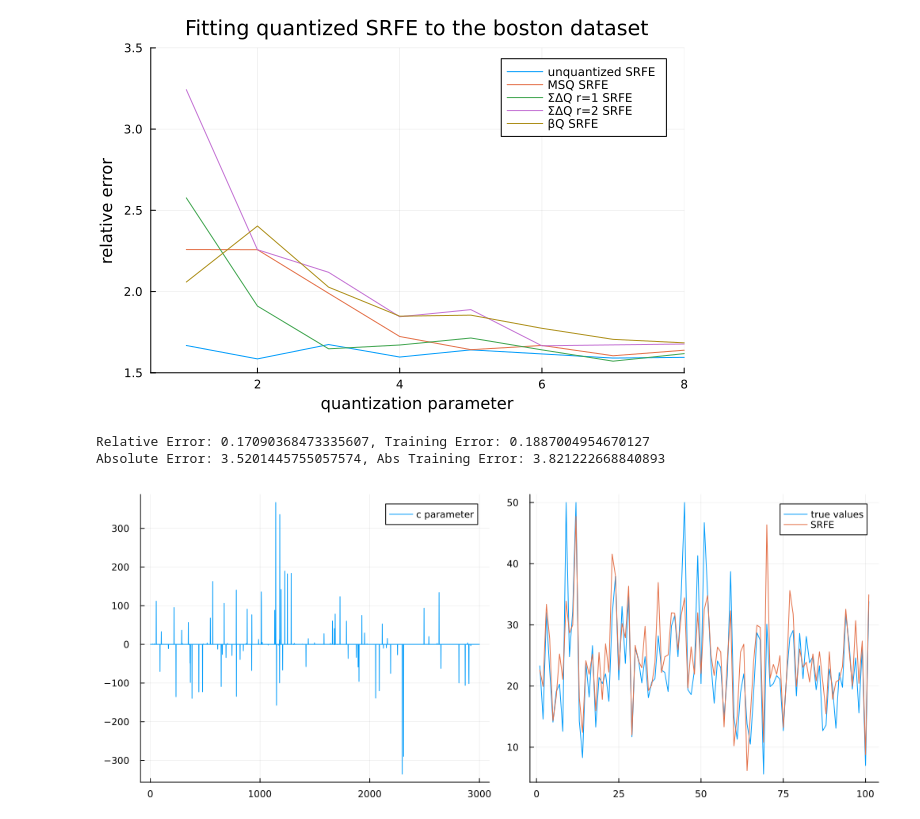
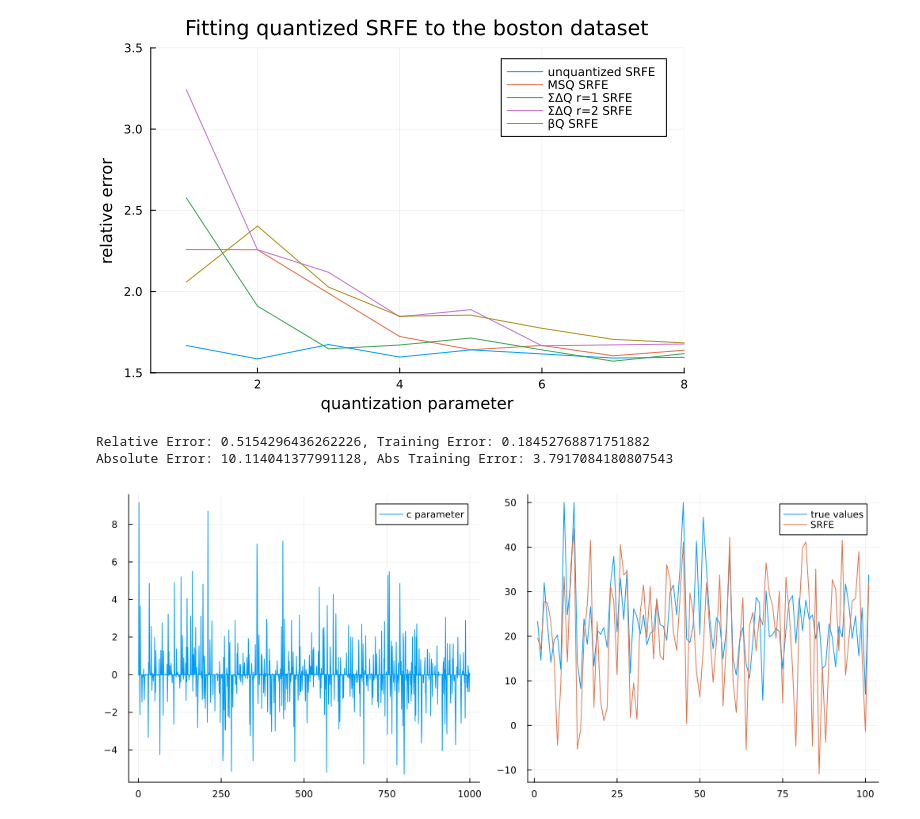
Before and after one commit to grsbe/qsrfe, a Jupyter notebook: modeltests.ipynb, the cells around one changed output. Drawn from its saved outputs; the diff is of its cells as text; code cells hidden in the pictures.

```diff
--- a/modeltests.ipynb
+++ b/modeltests.ipynb
@@ -169,32 +171,34 @@ plot(abs.(y_pred - ytest))
 plot(ytest)
 plot!(y_pred)
 # %%
-N = 9000
-λ = 0.001
+N = 1000
+λ = 0.0006
 func = rff
 
 #fitting
-clambda = 3
+clambda = 1
 r=1
 β = 1.2
 K=3
 
-c, ω, ζ = fit_srfe(Xtrain,ytrain,λ,N,func;σ2=1,q=0, quantization=3,K=K,r=r,β=β,clambda=clambda,condensation=true, limit=1,pruning=1.0,max_iter=20000)
+c, ω, ζ = fit_srfe(Xtrain,ytrain,λ,N,func;σ2=1,q=0, quantization=2,K=K,r=r,β=β,clambda=clambda,condensation=false, limit=1,pruning=1.0,max_iter=20000)
 A=compute_featuremap(Xtest,ω,func,ζ)
+A= ΣΔQ(A,3,2)
 #A = ΣΔcondense(A,r,clambda)
-A = βcondense(A,β,clambda)
+#A = βcondense(A,β,clambda)
 y_pred = A * c
 At = compute_featuremap(Xtrain,ω,func,ζ)
+
 #At = ΣΔcondense(At,r,clambda)
-At = βcondense(At,β,clambda)
+#At = βcondense(At,β,clambda)
 y_trainpred = At * c
 println("Relative Error: $(rel_error(ytest,y_pred)), Training Error: $(rel_error(ytrain,y_trainpred))")
 println("Absolute Error: $(mean(abs.(ytest-y_pred))), Abs Training Error: $(mean(abs.(ytrain-y_trainpred)))")
 p1 = plot(c,label="c parameter")
 p2 = plot(ytest, label="true values")
 plot!(y_pred, label="SRFE")
 plot(p1,p2,layout=2,size=(1000,400))
 # %% [output]
-Relative Error: 0.17090368473335607, Training Error: 0.1887004954670127
-Absolute Error: 3.5201445755057574, Abs Training Error: 3.821222668840893
+Relative Error: 0.5154296436262226, Training Error: 0.18452768871751882
+Absolute Error: 10.114041377991128, Abs Training Error: 3.7917084180807543
-[figure, old version]
+[figure, new version]
```
Also changed, not shown: parts of 2 cells of this notebook, 3 other files.
